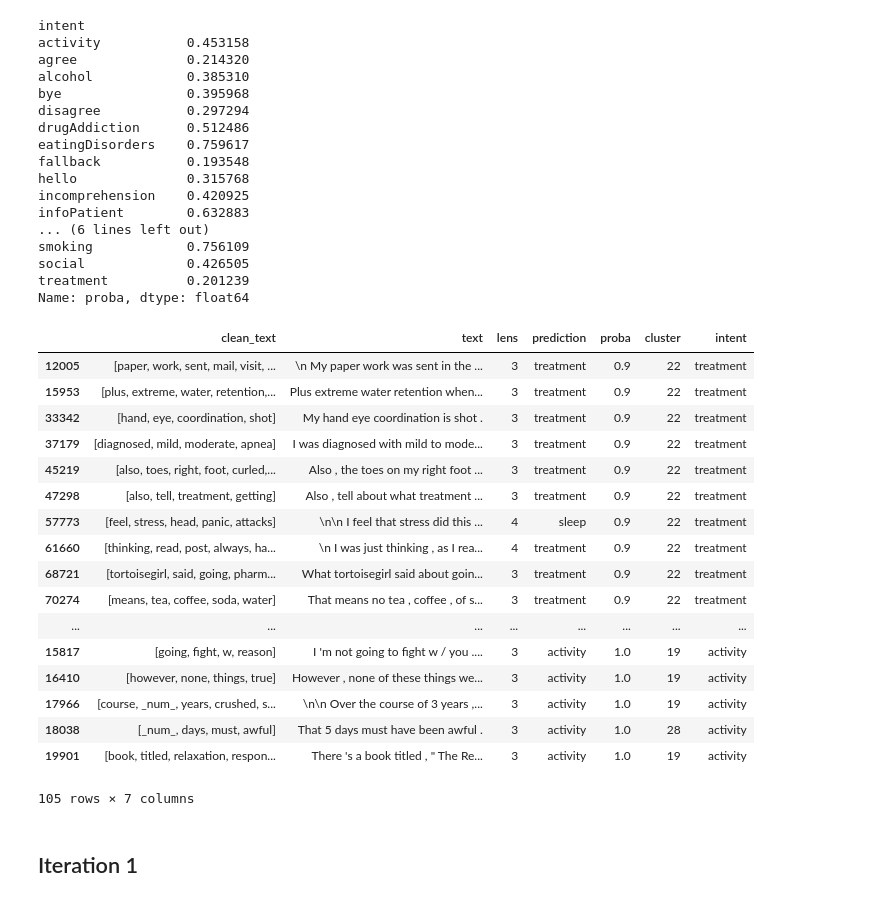
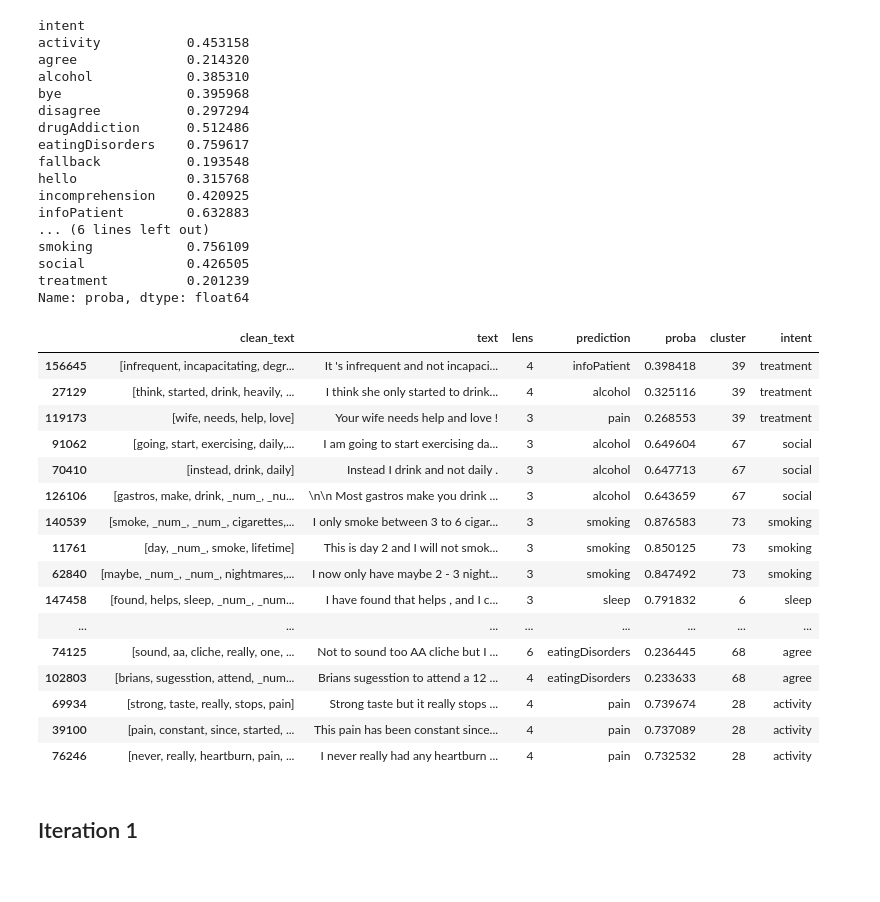
Before and after one commit to pasana/paradec, a Jupyter notebook: expand_dataset_by_best_clf.ipynb, the cells around one changed output. Cells and saved outputs as stored; diff of their text form; code cells hidden in the pictures.

```diff
--- a/expand_dataset_by_best_clf.ipynb
+++ b/expand_dataset_by_best_clf.ipynb
@@ -604,27 +587,26 @@ smoking            0.756109
 social             0.426505
 treatment          0.201239
 Name: proba, dtype: float64
-# %%
-res
-# %% [output]
-|  | clean_text | text | lens | prediction | proba | cluster | intent |
-| 12005 | [paper, work, sent, mail, visit, ... | \n My paper work was sent in the ... | 3 | treatment | 0.9 | 22 | treatment |
-| 15953 | [plus, extreme, water, retention,... | Plus extreme water retention when... | 3 | treatment | 0.9 | 22 | treatment |
-| 33342 | [hand, eye, coordination, shot] | My hand eye coordination is shot . | 3 | treatment | 0.9 | 22 | treatment |
-| 37179 | [diagnosed, mild, moderate, apnea] | I was diagnosed with mild to mode... | 3 | treatment | 0.9 | 22 | treatment |
-| 45219 | [also, toes, right, foot, curled,... | Also , the toes on my right foot ... | 3 | treatment | 0.9 | 22 | treatment |
-| 47298 | [also, tell, treatment, getting] | Also , tell about what treatment ... | 3 | treatment | 0.9 | 22 | treatment |
-| 57773 | [feel, stress, head, panic, attacks] | \n\n I feel that stress did this ... | 4 | sleep | 0.9 | 22 | treatment |
-| 61660 | [thinking, read, post, always, ha... | \n I was just thinking , as I rea... | 4 | treatment | 0.9 | 22 | treatment |
-| 68721 | [tortoisegirl, said, going, pharm... | What tortoisegirl said about goin... | 3 | treatment | 0.9 | 22 | treatment |
-| 70274 | [means, tea, coffee, soda, water] | That means no tea , coffee , of s... | 3 | treatment | 0.9 | 22 | treatment |
-| ... | ... | ... | ... | ... | ... | ... | ... |
-| 15817 | [going, fight, w, reason] | I 'm not going to fight w / you .... | 3 | activity | 1.0 | 19 | activity |
-| 16410 | [however, none, things, true] | However , none of these things we... | 3 | activity | 1.0 | 19 | activity |
-| 17966 | [course, _num_, years, crushed, s... | \n\n Over the course of 3 years ,... | 3 | activity | 1.0 | 19 | activity |
-| 18038 | [_num_, days, must, awful] | That 5 days must have been awful . | 3 | activity | 1.0 | 28 | activity |
-| 19901 | [book, titled, relaxation, respon... | There 's a book titled , " The Re... | 3 | activity | 1.0 | 19 | activity |
-105 rows × 7 columns
+# %%
+res.groupby('intent').head(3)
+# %% [output]
+|  | clean_text | text | lens | prediction | proba | cluster | intent |
+| 156645 | [infrequent, incapacitating, degr... | It 's infrequent and not incapaci... | 4 | infoPatient | 0.398418 | 39 | treatment |
+| 27129 | [think, started, drink, heavily, ... | I think she only started to drink... | 4 | alcohol | 0.325116 | 39 | treatment |
+| 119173 | [wife, needs, help, love] | Your wife needs help and love ! | 3 | pain | 0.268553 | 39 | treatment |
+| 91062 | [going, start, exercising, daily,... | I am going to start exercising da... | 3 | alcohol | 0.649604 | 67 | social |
+| 70410 | [instead, drink, daily] | Instead I drink and not daily . | 3 | alcohol | 0.647713 | 67 | social |
+| 126106 | [gastros, make, drink, _num_, _nu... | \n\n Most gastros make you drink ... | 3 | alcohol | 0.643659 | 67 | social |
+| 140539 | [smoke, _num_, _num_, cigarettes,... | I only smoke between 3 to 6 cigar... | 3 | smoking | 0.876583 | 73 | smoking |
+| 11761 | [day, _num_, smoke, lifetime] | This is day 2 and I will not smok... | 3 | smoking | 0.850125 | 73 | smoking |
+| 62840 | [maybe, _num_, _num_, nightmares,... | I now only have maybe 2 - 3 night... | 3 | smoking | 0.847492 | 73 | smoking |
+| 147458 | [found, helps, sleep, _num_, _num... | I have found that helps , and I c... | 3 | sleep | 0.791832 | 6 | sleep |
+| ... | ... | ... | ... | ... | ... | ... | ... |
+| 74125 | [sound, aa, cliche, really, one, ... | Not to sound too AA cliche but I ... | 6 | eatingDisorders | 0.236445 | 68 | agree |
+| 102803 | [brians, sugesstion, attend, _num... | Brians sugesstion to attend a 12 ... | 4 | eatingDisorders | 0.233633 | 68 | agree |
+| 69934 | [strong, taste, really, stops, pain] | Strong taste but it really stops ... | 4 | pain | 0.739674 | 28 | activity |
+| 39100 | [pain, constant, since, started, ... | This pain has been constant since... | 4 | pain | 0.737089 | 28 | activity |
+| 76246 | [never, really, heartburn, pain, ... | I never really had any heartburn ... | 4 | pain | 0.732532 | 28 | activity |
 # %% [markdown]
 ## Iteration 1
 # %%
```
Also changed, not shown: parts of 6 cells of this notebook.
